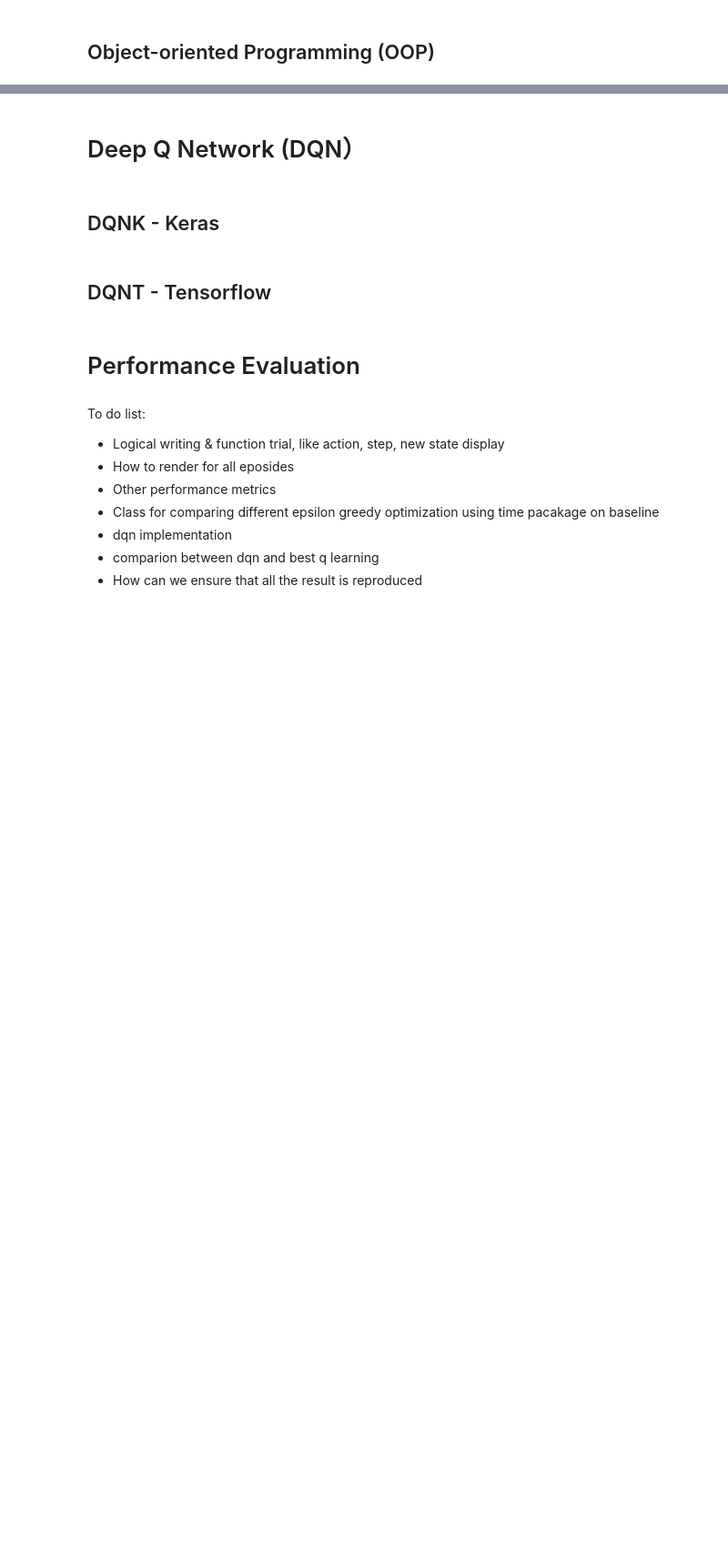
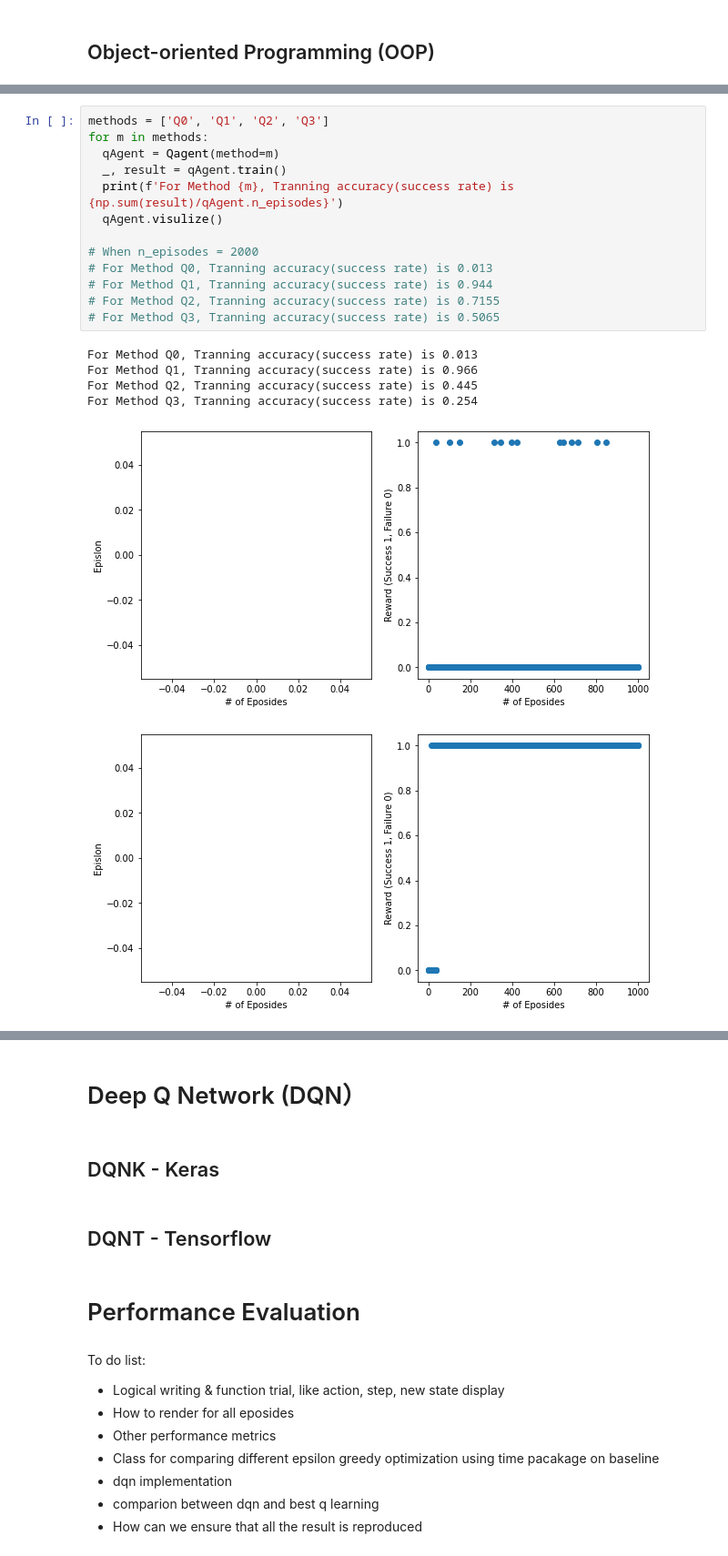
Before and after one commit to yanmingl/RL-Frozen-Leak, a Jupyter notebook: Frozen_Lake.ipynb, the cells around one changed output, grey strips where cells are left out. Shown: that part at 91% size. Saved outputs shown, nothing was run; the diff lists cells and outputs as text; blank space fills up the shorter version.

```diff
--- a/Frozen_Lake.ipynb
+++ b/Frozen_Lake.ipynb
@@ -249,0 +353,20 @@ plt.scatter(range(n_eps),result_arr_3)
+# %%
+methods = ['Q0', 'Q1', 'Q2', 'Q3']
+for m in methods:
+  qAgent = Qagent(method=m)
+  _, result = qAgent.train()
+  print(f'For Method {m}, Tranning accuracy(success rate) is {np.sum(result)/qAgent.n_episodes}')
+  qAgent.visulize()
+
+# When n_episodes = 2000
+# For Method Q0, Tranning accuracy(success rate) is 0.013
+# For Method Q1, Tranning accuracy(success rate) is 0.944
+# For Method Q2, Tranning accuracy(success rate) is 0.7155
+# For Method Q3, Tranning accuracy(success rate) is 0.5065
+# %% [output]
+For Method Q0, Tranning accuracy(success rate) is 0.013
+For Method Q1, Tranning accuracy(success rate) is 0.966
+For Method Q2, Tranning accuracy(success rate) is 0.445
+For Method Q3, Tranning accuracy(success rate) is 0.254
+[figure, added]
+[figure, added]
```
Also changed, not shown: parts of 12 cells of this notebook.
